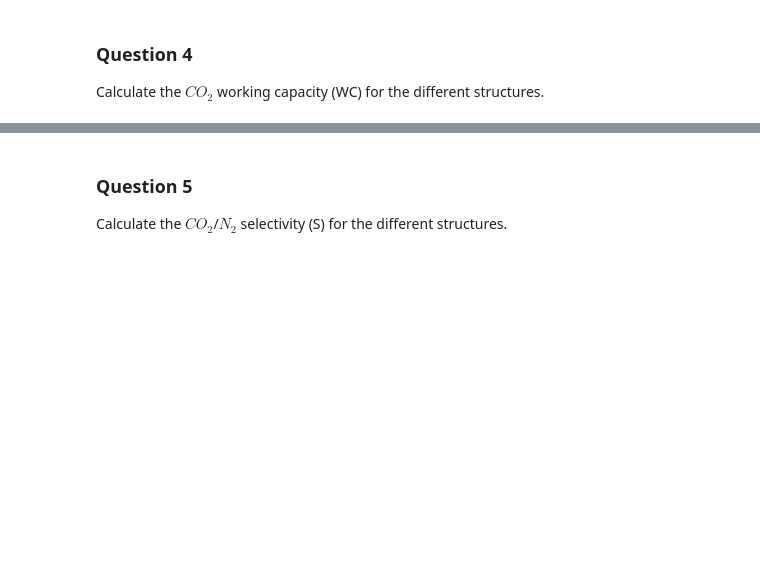
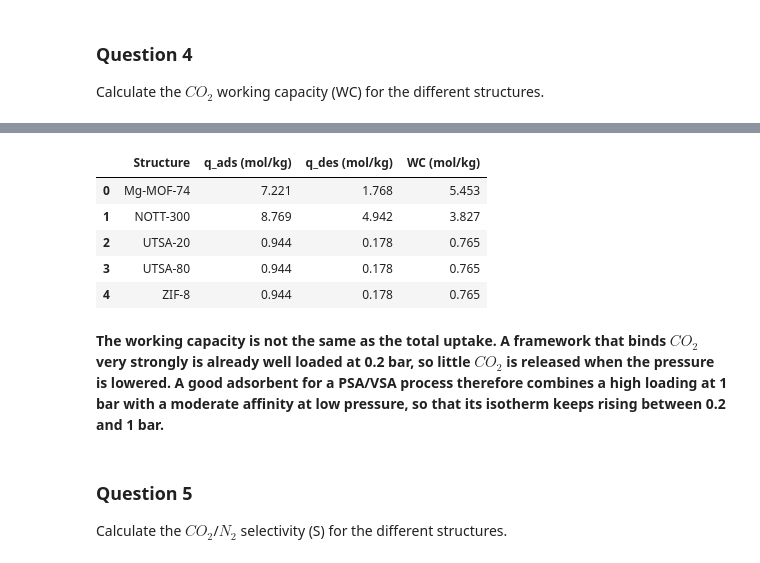
Before and after one commit to taistt/modeling-lab, a Jupyter notebook: GroupL_Block2_project.ipynb, the cells around one changed output, grey strips where cells are left out. Cells and saved outputs as stored; diff of their text form; code cells hidden in the pictures; blank space fills up the shorter version.

```diff
--- a/GroupL_Block2_project.ipynb
+++ b/GroupL_Block2_project.ipynb
@@ -80,17 +84,21 @@ Compute $CO_2$ and $N_2$ pure component isotherms at 25°C for the given structu
 # %%
+import os
 import pandas as pd
 
-mgMOF74_co2 = pd.read_csv("Mg-MOF-74_CO2.csv")
-mgMOF74_n2 = pd.read_csv("Mg-MOF-74_N2.csv")
+def read(f):
+    return pd.read_csv(f) if os.path.exists(f) else None
 
-nott300_co2 = pd.read_csv("NOTT-300_CO2.csv")
-nott300_n2 = pd.read_csv("NOTT-300_N2.csv")
+mgMOF74_co2 = read("Mg-MOF-74_CO2.csv")
+mgMOF74_n2  = read("Mg-MOF-74_N2.csv")
 
-utsa20_co2 = pd.read_csv("UTSA-20_CO2.csv")
-utsa20_n2 = pd.read_csv("UTSA-20_N2.csv")
+nott300_co2 = read("NOTT-300_CO2.csv")
+nott300_n2  = read("NOTT-300_N2.csv")
 
-utsa80_co2 = pd.read_csv("UTSA-80_CO2.csv")
-utsa80_n2 = pd.read_csv("UTSA-80_N2.csv")
+utsa20_co2 = read("UTSA-20_CO2.csv")
+utsa20_n2  = read("UTSA-20_N2.csv")
 
-zif8_co2 = pd.read_csv("ZIF-8_CO2.csv")
-zif8_n2 = pd.read_csv("ZIF-8_N2.csv")
+utsa80_co2 = read("UTSA-80_CO2.csv")
+utsa80_n2  = read("UTSA-80_N2.csv")
+
+zif8_co2 = read("ZIF-8_CO2.csv")
+zif8_n2  = read("ZIF-8_N2.csv")
@@ -100,3 +165,30 @@ Calculate the $CO_2$ working capacity (WC) for the different structures.
+# %%
+P_ADS, P_DES = 1.0, 0.2
+
+rows = []
+for name, df in co2.items():
+    if df is None:
+        rows.append((name, np.nan, np.nan, np.nan))
+        continue
+    p, q = isotherm(df)
+    if p.size == 0:
+        rows.append((name, np.nan, np.nan, np.nan))
+        continue
+    q_ads, q_des = np.interp([P_ADS, P_DES], p, q)
+    rows.append((name, q_ads, q_des, q_ads - q_des))
+
+wc = pd.DataFrame(rows, columns=["Structure", "q_ads (mol/kg)",
+                                 "q_des (mol/kg)", "WC (mol/kg)"])
+wc.sort_values("WC (mol/kg)", ascending=False).round(3)
+# %% [output]
+|  | Structure | q_ads (mol/kg) | q_des (mol/kg) | WC (mol/kg) |
+| 0 | Mg-MOF-74 | 7.221 | 1.768 | 5.453 |
+| 1 | NOTT-300 | 8.769 | 4.942 | 3.827 |
+| 2 | UTSA-20 | 0.944 | 0.178 | 0.765 |
+| 3 | UTSA-80 | 0.944 | 0.178 | 0.765 |
+| 4 | ZIF-8 | 0.944 | 0.178 | 0.765 |
+# %% [markdown]
+**The working capacity is not the same as the total uptake. A framework that binds $CO_2$ very strongly is already well loaded at 0.2 bar, so little $CO_2$ is released when the pressure is lowered. A good adsorbent for a PSA/VSA process therefore combines a high loading at 1 bar with a moderate affinity at low pressure, so that its isotherm keeps rising between 0.2 and 1 bar.**
 # %% [markdown]
 ### Question 5
 Calculate the $CO_2$/$N_2$ selectivity (S) for the different structures.
```
Also changed, not shown: parts of 6 cells of this notebook.
